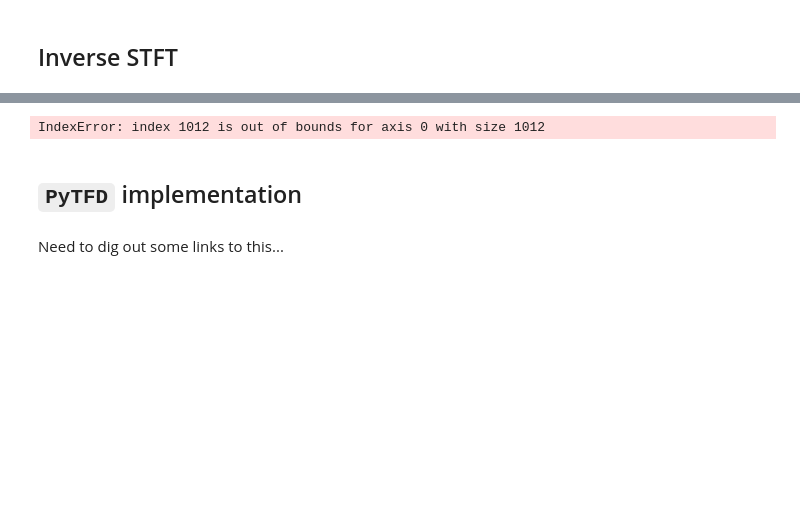
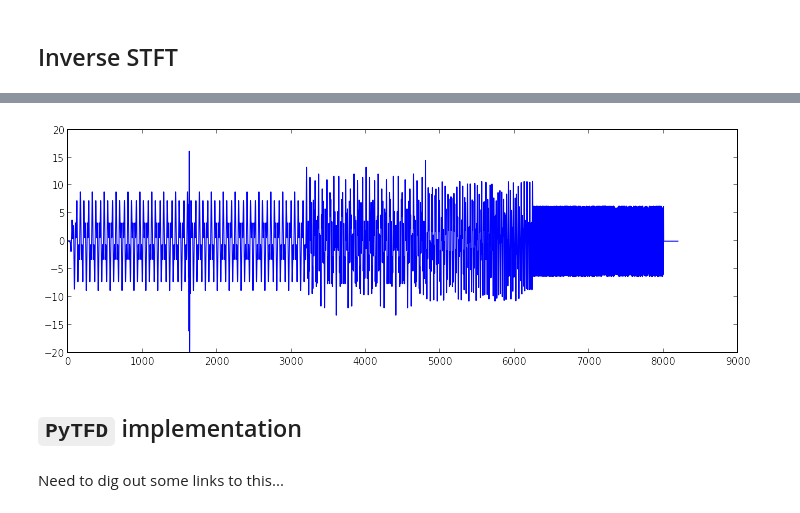
Before and after one commit to kwinkunks/timefreak, a Jupyter notebook: stft.ipynb, the cells around one changed output, grey strips where cells are left out. Drawn from its saved outputs; the diff is of its cells as text; code cells hidden in the pictures; blank space fills up the shorter version.

```diff
--- a/stft.ipynb
+++ b/stft.ipynb
@@ -196,13 +210,15 @@ SYN.shape
 # %%
 fs=800
 T = 8192/800.
 hop = 0.010
 
 syn = istft(SYN, fs, T, hop)
 
+plt.figure(figsize=(12,4))
 plt.plot(syn)
+plt.show()
 # %% [output]
-IndexError: index 1012 is out of bounds for axis 0 with size 1012
+[figure, added]
 # %% [markdown]
 ## `PyTFD` implementation
 # %% [markdown]
```
Also changed, not shown: parts of 12 cells of this notebook, 3 other files.
